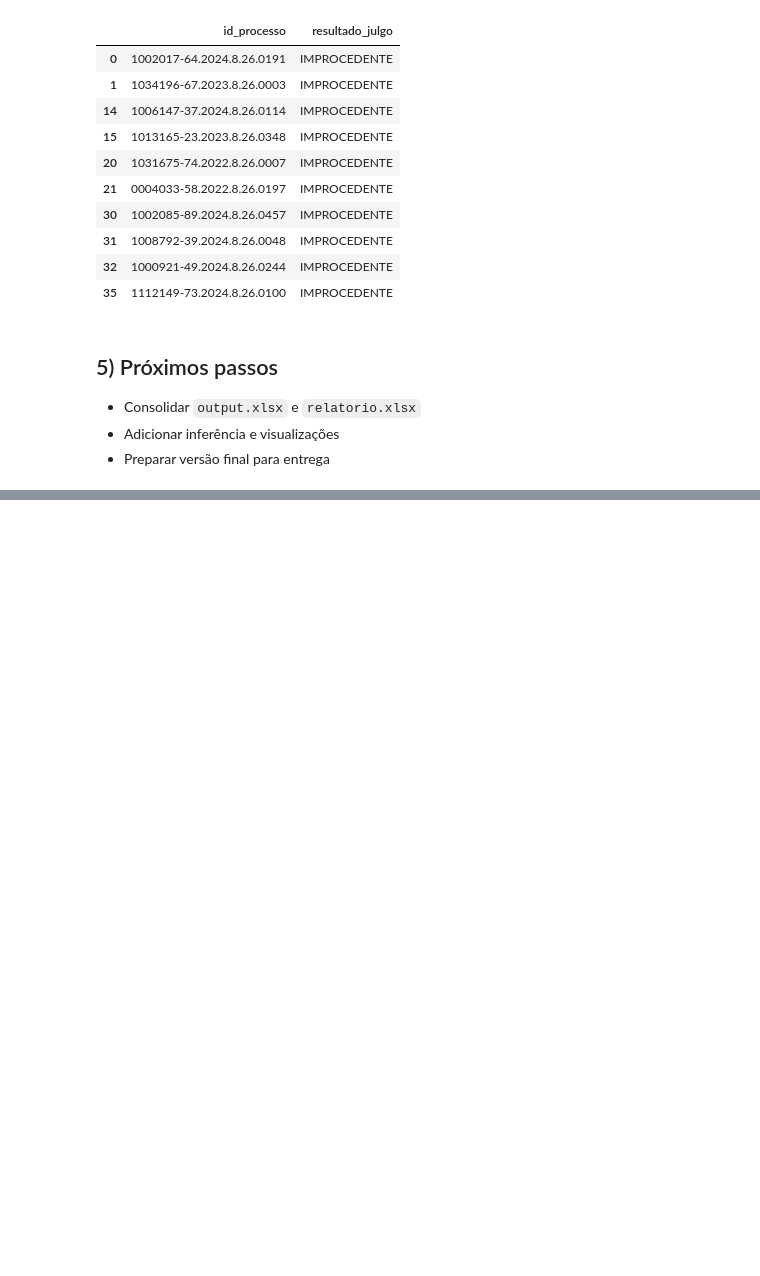
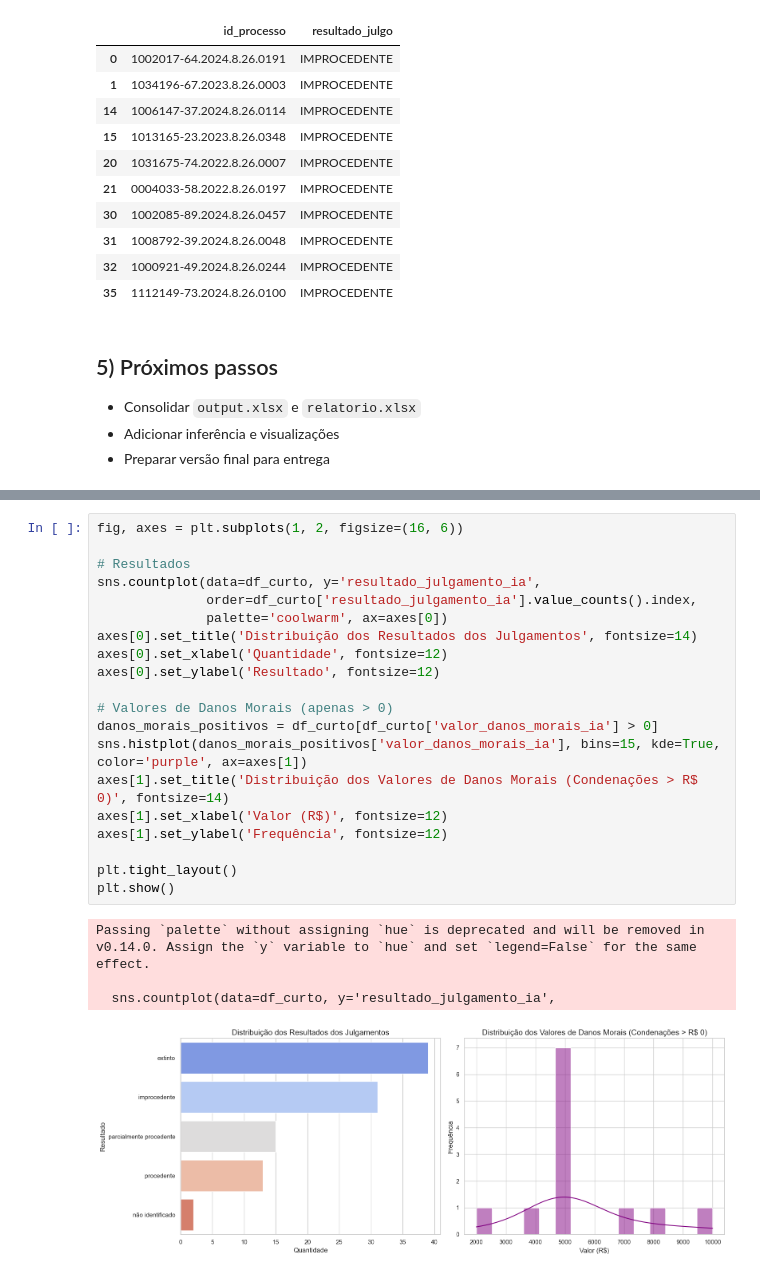
Before and after one commit to gab-correia/clinicas26, a Jupyter notebook: main.ipynb, the cells around one changed output, grey strips where cells are left out. Saved outputs shown, nothing was run; the diff lists cells and outputs as text; blank space fills up the shorter version.

```diff
--- a/main.ipynb
+++ b/main.ipynb
@@ -924,0 +1029,25 @@ Arquivo salvo: decisoes_improcedente_10.txt | exemplos: 10
+# %%
+fig, axes = plt.subplots(1, 2, figsize=(16, 6))
+
+# Resultados
+sns.countplot(data=df_curto, y='resultado_julgamento_ia',
+              order=df_curto['resultado_julgamento_ia'].value_counts().index,
+              palette='coolwarm', ax=axes[0])
+axes[0].set_title('Distribuição dos Resultados dos Julgamentos', fontsize=14)
+axes[0].set_xlabel('Quantidade', fontsize=12)
+axes[0].set_ylabel('Resultado', fontsize=12)
+
+# Valores de Danos Morais (apenas > 0)
+danos_morais_positivos = df_curto[df_curto['valor_danos_morais_ia'] > 0]
+sns.histplot(danos_morais_positivos['valor_danos_morais_ia'], bins=15, kde=True, color='purple', ax=axes[1])
+axes[1].set_title('Distribuição dos Valores de Danos Morais (Condenações > R$ 0)', fontsize=14)
+axes[1].set_xlabel('Valor (R$)', fontsize=12)
+axes[1].set_ylabel('Frequência', fontsize=12)
+
+plt.tight_layout()
+plt.show()
+# %% [output]
+Passing `palette` without assigning `hue` is deprecated and will be removed in v0.14.0. Assign the `y` variable to `hue` and set `legend=False` for the same effect.
+
+  sns.countplot(data=df_curto, y='resultado_julgamento_ia',
+[figure, added]
```
Also changed, not shown: parts of 31 cells of this notebook, 4 other files.
